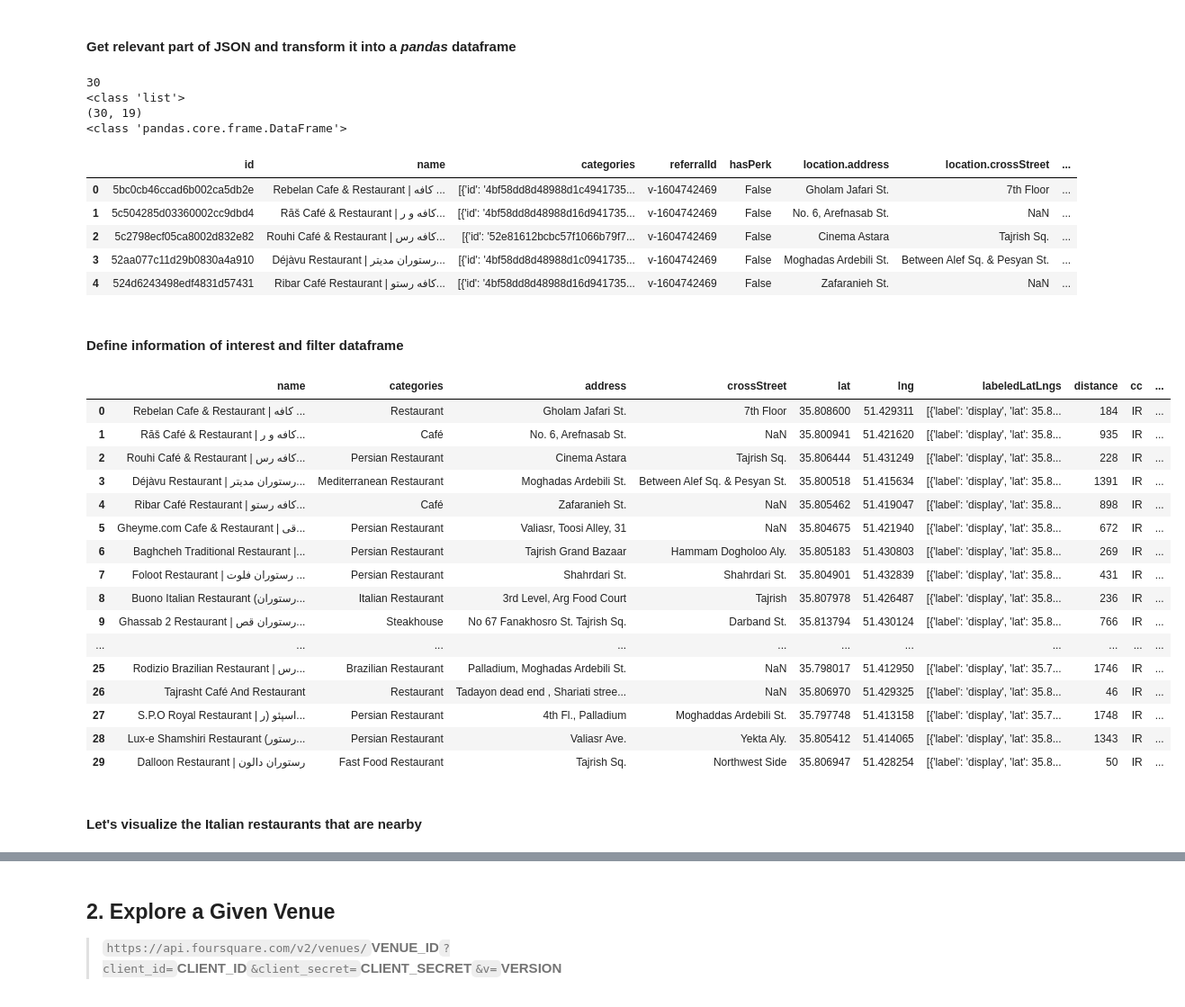
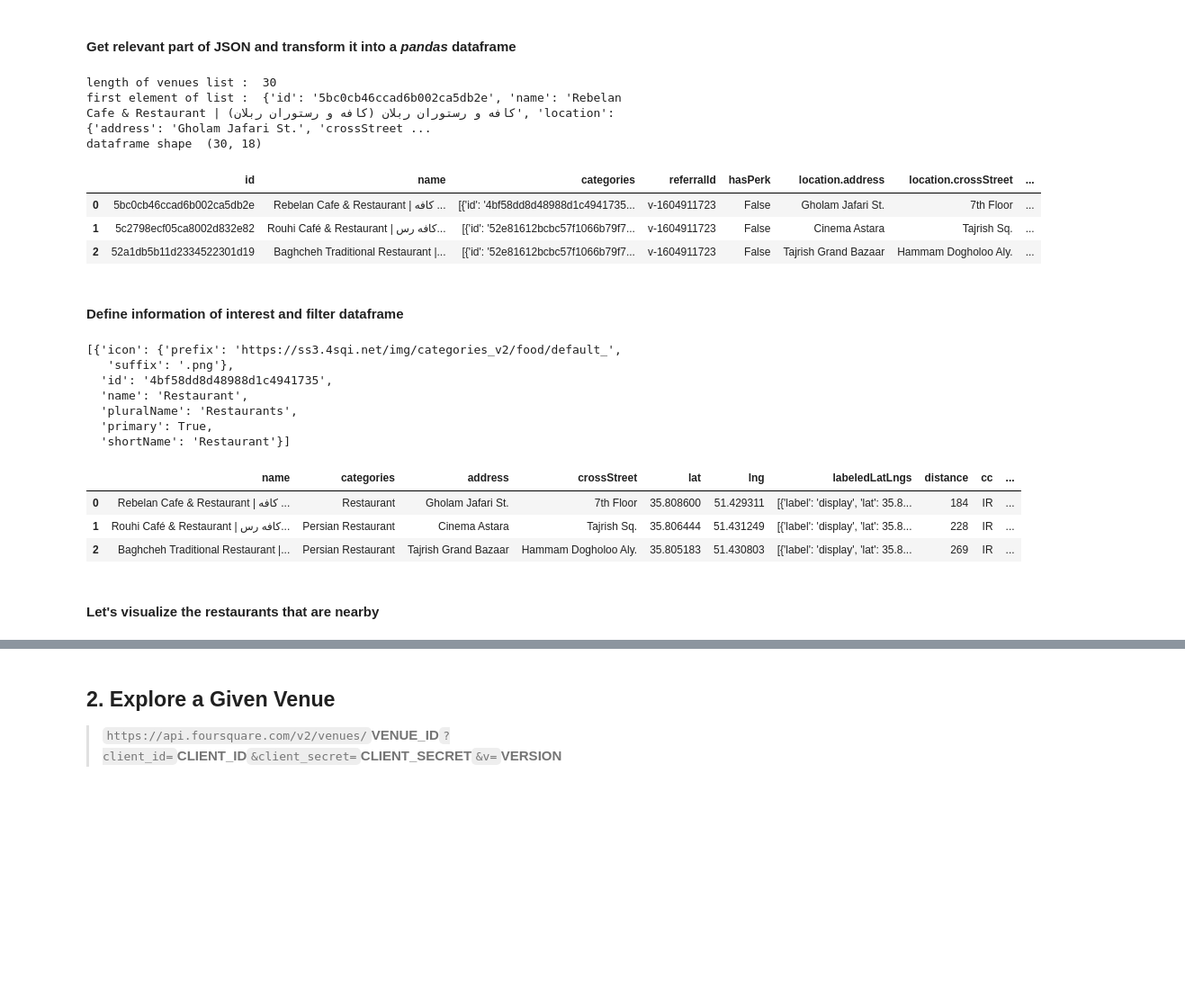
Before and after one commit to mjalalimanesh/IBM-Data-Science-Foursquare-Project, a Jupyter notebook: Intro_Foursquare_API_py.ipynb, the cells around one changed output, grey strips where cells are left out. Shown at 90% size. Drawn from its saved outputs; the diff is of its cells as text; code cells hidden in the pictures; blank space fills up the shorter version.

```diff
--- a/Intro_Foursquare_API_py.ipynb
+++ b/Intro_Foursquare_API_py.ipynb
@@ -83,6 +81,6 @@ print(latitude, longitude)
 # %%
 search_query = 'restaurant'
-radius = 1500
+radius = 500
 print(search_query + ' .... OK!')
 # %% [output]
 restaurant .... OK!
@@ -102,71 +100,64 @@ results = requests.get(url).json()
 # %%
 # assign relevant part of JSON to venues
 venues = results['response']['venues']
-print(len(venues))
-print(type(venues))
+print('length of venues list : ', len(venues))
+print('first element of list : ', venues[0])
 # tranform venues into a dataframe
 dataframe = json_normalize(venues)
-print(dataframe.shape)
-print(type(dataframe))
+print('dataframe shape ', dataframe.shape)
 
-dataframe.head()
+dataframe.head(3)
 # %% [output]
-30
-<class 'list'>
-(30, 19)
-<class 'pandas.core.frame.DataFrame'>
+length of venues list :  30
+first element of list :  {'id': '5bc0cb46ccad6b002ca5db2e', 'name': 'Rebelan Cafe & Restaurant | کافه و رستوران ربلان (کافه و رستوران ربلان)', 'location': {'address': 'Gholam Jafari St.', 'crossStreet ...
+dataframe shape  (30, 18)
 |  | id | name | categories | referralId | hasPerk | location.address | location.crossStreet | ... |
-| 0 | 5bc0cb46ccad6b002ca5db2e | Rebelan Cafe & Restaurant | کافه ... | [{'id': '4bf58dd8d48988d1c4941735... | v-1604742469 | False | Gholam Jafari St. | 7th Floor | ... |
-| 1 | 5c504285d03360002cc9dbd4 | Rāš Café & Restaurant |‌ کافه و ر... | [{'id': '4bf58dd8d48988d16d941735... | v-1604742469 | False | No. 6, Arefnasab St. | NaN | ... |
-| 2 | 5c2798ecf05ca8002d832e82 | Rouhi Café & Restaurant | کافه رس... | [{'id': '52e81612bcbc57f1066b79f7... | v-1604742469 | False | Cinema Astara | Tajrish Sq. | ... |
-| 3 | 52aa077c11d29b0830a4a910 | Déjàvu Restaurant | رستوران مدیتر... | [{'id': '4bf58dd8d48988d1c0941735... | v-1604742469 | False | Moghadas Ardebili St. | Between Alef Sq. & Pesyan St. | ... |
-| 4 | 524d6243498edf4831d57431 | Ribar Café Restaurant | کافه رستو... | [{'id': '4bf58dd8d48988d16d941735... | v-1604742469 | False | Zafaranieh St. | NaN | ... |
+| 0 | 5bc0cb46ccad6b002ca5db2e | Rebelan Cafe & Restaurant | کافه ... | [{'id': '4bf58dd8d48988d1c4941735... | v-1604911723 | False | Gholam Jafari St. | 7th Floor | ... |
+| 1 | 5c2798ecf05ca8002d832e82 | Rouhi Café & Restaurant | کافه رس... | [{'id': '52e81612bcbc57f1066b79f7... | v-1604911723 | False | Cinema Astara | Tajrish Sq. | ... |
+| 2 | 52a1db5b11d2334522301d19 | Baghcheh Traditional Restaurant |... | [{'id': '52e81612bcbc57f1066b79f7... | v-1604911723 | False | Tajrish Grand Bazaar | Hammam Dogholoo Aly. | ... |
 # %% [markdown]
 #### Define information of interest and filter dataframe
+# %%
+dataframe.loc[0, 'categories']
+# %% [output]
+[{'icon': {'prefix': 'https://ss3.4sqi.net/img/categories_v2/food/default_',
+   'suffix': '.png'},
+  'id': '4bf58dd8d48988d1c4941735',
+  'name': 'Restaurant',
+  'pluralName': 'Restaurants',
+  'primary': True,
+  'shortName': 'Restaurant'}]
 # %%
 # keep only columns that include venue name, and anything that is associated with location
 filtered_columns = ['name', 'categories'] + [col for col in dataframe.columns if col.startswith('location.')] + ['id']
 dataframe_filtered = dataframe.loc[:, filtered_columns]
 
 # function that extracts the category of the venue
 def get_category_type(row):
     try:
         categories_list = row['categories']
     except:
         categories_list = row['venue.categories']
 
     if len(categories_list) == 0:
         return None
     else:
         return categories_list[0]['name']
 
 # filter the category for each row
 dataframe_filtered['categories'] = dataframe_filtered.apply(get_category_type, axis=1)
 
 # clean column names by keeping only last term
 dataframe_filtered.columns = [column.split('.')[-1] for column in dataframe_filtered.columns]
 
-dataframe_filtered
+dataframe_filtered.head(3)
 # %% [output]
 |  | name | categories | address | crossStreet | lat | lng | labeledLatLngs | distance | cc | ... |
 | 0 | Rebelan Cafe & Restaurant | کافه ... | Restaurant | Gholam Jafari St. | 7th Floor | 35.808600 | 51.429311 | [{'label': 'display', 'lat': 35.8... | 184 | IR | ... |
-| 1 | Rāš Café & Restaurant |‌ کافه و ر... | Café | No. 6, Arefnasab St. | NaN | 35.800941 | 51.421620 | [{'label': 'display', 'lat': 35.8... | 935 | IR | ... |
-| 2 | Rouhi Café & Restaurant | کافه رس... | Persian Restaurant | Cinema Astara | Tajrish Sq. | 35.806444 | 51.431249 | [{'label': 'display', 'lat': 35.8... | 228 | IR | ... |
-| 3 | Déjàvu Restaurant | رستوران مدیتر... | Mediterranean Restaurant | Moghadas Ardebili St. | Between Alef Sq. & Pesyan St. | 35.800518 | 51.415634 | [{'label': 'display', 'lat': 35.8... | 1391 | IR | ... |
-| 4 | Ribar Café Restaurant | کافه رستو... | Café | Zafaranieh St. | NaN | 35.805462 | 51.419047 | [{'label': 'display', 'lat': 35.8... | 898 | IR | ... |
-| 5 | Gheyme.com Cafe & Restaurant | قی... | Persian Restaurant | Valiasr, Toosi Alley, 31 | NaN | 35.804675 | 51.421940 | [{'label': 'display', 'lat': 35.8... | 672 | IR | ... |
-| 6 | Baghcheh Traditional Restaurant |... | Persian Restaurant | Tajrish Grand Bazaar | Hammam Dogholoo Aly. | 35.805183 | 51.430803 | [{'label': 'display', 'lat': 35.8... | 269 | IR | ... |
-| 7 | Foloot Restaurant | رستوران فلوت ... | Persian Restaurant | Shahrdari St. | Shahrdari St. | 35.804901 | 51.432839 | [{'label': 'display', 'lat': 35.8... | 431 | IR | ... |
-| 8 | Buono Italian Restaurant (رستوران... | Italian Restaurant | 3rd Level, Arg Food Court | Tajrish | 35.807978 | 51.426487 | [{'label': 'display', 'lat': 35.8... | 236 | IR | ... |
-| 9 | Ghassab 2 Restaurant | رستوران قص... | Steakhouse | No 67 Fanakhosro St. Tajrish Sq. | Darband St. | 35.813794 | 51.430124 | [{'label': 'display', 'lat': 35.8... | 766 | IR | ... |
-| ... | ... | ... | ... | ... | ... | ... | ... | ... | ... | ... |
-| 25 | Rodizio Brazilian Restaurant | رس... | Brazilian Restaurant | Palladium, Moghadas Ardebili St. | NaN | 35.798017 | 51.412950 | [{'label': 'display', 'lat': 35.7... | 1746 | IR | ... |
-| 26 | Tajrasht Café And Restaurant | Restaurant | Tadayon dead end , Shariati stree... | NaN | 35.806970 | 51.429325 | [{'label': 'display', 'lat': 35.8... | 46 | IR | ... |
-| 27 | S.P.O Royal Restaurant | اسپئو (ر... | Persian Restaurant | 4th Fl., Palladium | Moghaddas Ardebili St. | 35.797748 | 51.413158 | [{'label': 'display', 'lat': 35.7... | 1748 | IR | ... |
-| 28 | Lux-e Shamshiri Restaurant (رستور... | Persian Restaurant | Valiasr Ave. | Yekta Aly. | 35.805412 | 51.414065 | [{'label': 'display', 'lat': 35.8... | 1343 | IR | ... |
-| 29 | Dalloon Restaurant | رستوران دالون | Fast Food Restaurant | Tajrish Sq. | Northwest Side | 35.806947 | 51.428254 | [{'label': 'display', 'lat': 35.8... | 50 | IR | ... |
+| 1 | Rouhi Café & Restaurant | کافه رس... | Persian Restaurant | Cinema Astara | Tajrish Sq. | 35.806444 | 51.431249 | [{'label': 'display', 'lat': 35.8... | 228 | IR | ... |
+| 2 | Baghcheh Traditional Restaurant |... | Persian Restaurant | Tajrish Grand Bazaar | Hammam Dogholoo Aly. | 35.805183 | 51.430803 | [{'label': 'display', 'lat': 35.8... | 269 | IR | ... |
 # %% [markdown]
-#### Let's visualize the Italian restaurants that are nearby
+#### Let's visualize the restaurants that are nearby
 # %%
 dataframe_filtered.name
 # %% [output]
```
Also changed, not shown: parts of 37 cells of this notebook.
